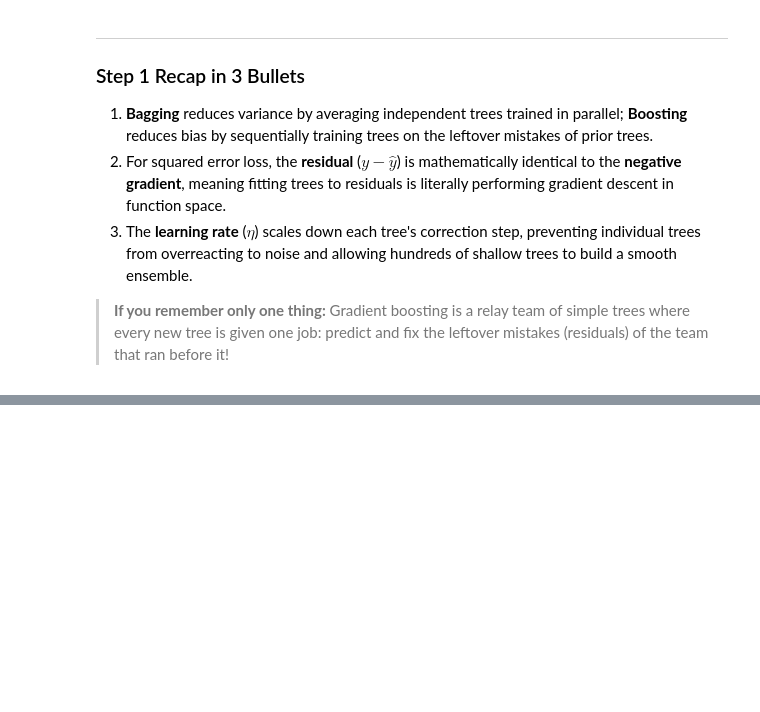
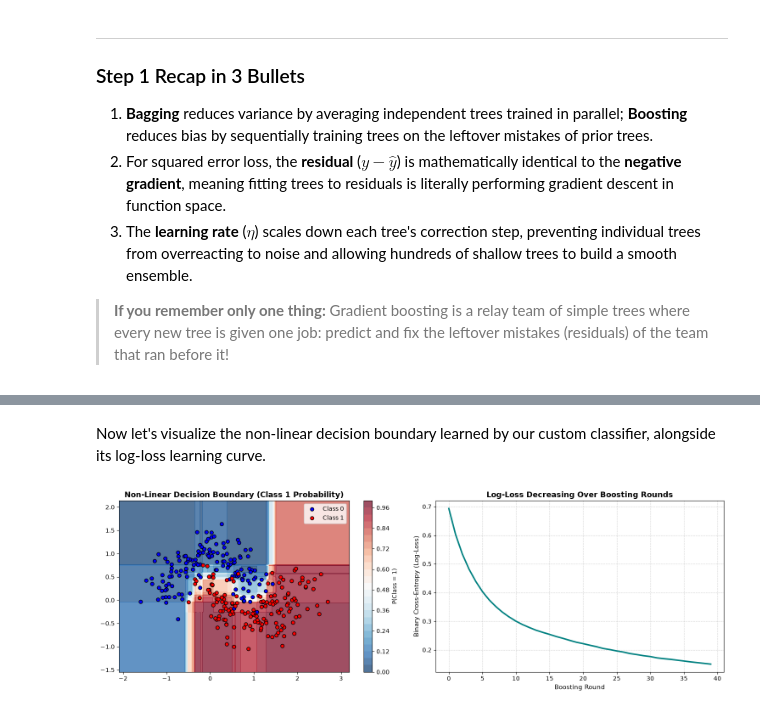
Before and after one commit to Arnav-Shrivastava/gradient-boosting-regression-zero-to-one, a Jupyter notebook: gradient_boosting_masterclass.ipynb, the cells around one changed output, grey strips where cells are left out. Drawn from its saved outputs; the diff is of its cells as text; code cells hidden in the pictures; blank space fills up the shorter version.

```diff
--- a/gradient_boosting_masterclass.ipynb
+++ b/gradient_boosting_masterclass.ipynb
@@ -373,0 +649,12 @@ plt.show()
+# %%
+from sklearn.datasets import make_moons
+
+# Create 2D non-linear classification dataset
+X_clf, y_clf = make_moons(n_samples=300, noise=0.25, random_state=42)
+
+# Fit custom classifier
+gb_clf = CustomGradientBoostingClassifier(n_estimators=40, learning_rate=0.15, max_depth=2)
+gb_clf.fit(X_clf, y_clf)
+acc = np.mean(gb_clf.predict(X_clf) == y_clf)
+print(f"Custom GB Classifier Training Accuracy: {acc * 100:.2f}%")
+print(f"Initial Log-Loss: {gb_clf.train_loss[0]:.4f} -> Final Log-Loss: {gb_clf.train_loss[-1]:.4f}")
@@ -373,0 +664,29 @@ plt.show()
+# %% [markdown]
+Now let's visualize the non-linear decision boundary learned by our custom classifier, alongside its log-loss learning curve.
+# %%
+# Create a 2D mesh grid to visualize decision boundary
+x_min, x_max = X_clf[:, 0].min() - 0.5, X_clf[:, 0].max() + 0.5
+y_min, y_max = X_clf[:, 1].min() - 0.5, X_clf[:, 1].max() + 0.5
+xx, yy = np.meshgrid(np.linspace(x_min, x_max, 200), np.linspace(y_min, y_max, 200))
+grid_points = np.c_[xx.ravel(), yy.ravel()]
+probs = gb_clf.predict_proba(grid_points)[:, 1].reshape(xx.shape)
+
+fig, (ax1, ax2) = plt.subplots(1, 2, figsize=(15, 5))
+# Contour plot of probability landscape
+contour = ax1.contourf(xx, yy, probs, levels=25, cmap='RdBu_r', alpha=0.7)
+ax1.scatter(X_clf[y_clf == 0, 0], X_clf[y_clf == 0, 1], color='blue', edgecolors='k', label='Class 0')
+ax1.scatter(X_clf[y_clf == 1, 0], X_clf[y_clf == 1, 1], color='red', edgecolors='k', label='Class 1')
+ax1.set_title('Non-Linear Decision Boundary (Class 1 Probability)', fontsize=13, fontweight='bold')
+plt.colorbar(contour, ax=ax1, label='P(Class = 1)')
+ax1.legend()
+
+# Log-Loss trajectory
+ax2.plot(range(len(gb_clf.train_loss)), gb_clf.train_loss, color='teal', linewidth=2.5)
+ax2.set_title('Log-Loss Decreasing Over Boosting Rounds', fontsize=13, fontweight='bold')
+ax2.set_xlabel('Boosting Round', fontsize=11)
+ax2.set_ylabel('Binary Cross-Entropy (Log-Loss)', fontsize=11)
+ax2.grid(True, linestyle='--', alpha=0.5)
+plt.tight_layout()
+plt.show()
+# %% [output]
+[figure, added]
```
Also changed, not shown: parts of 24 cells of this notebook.
